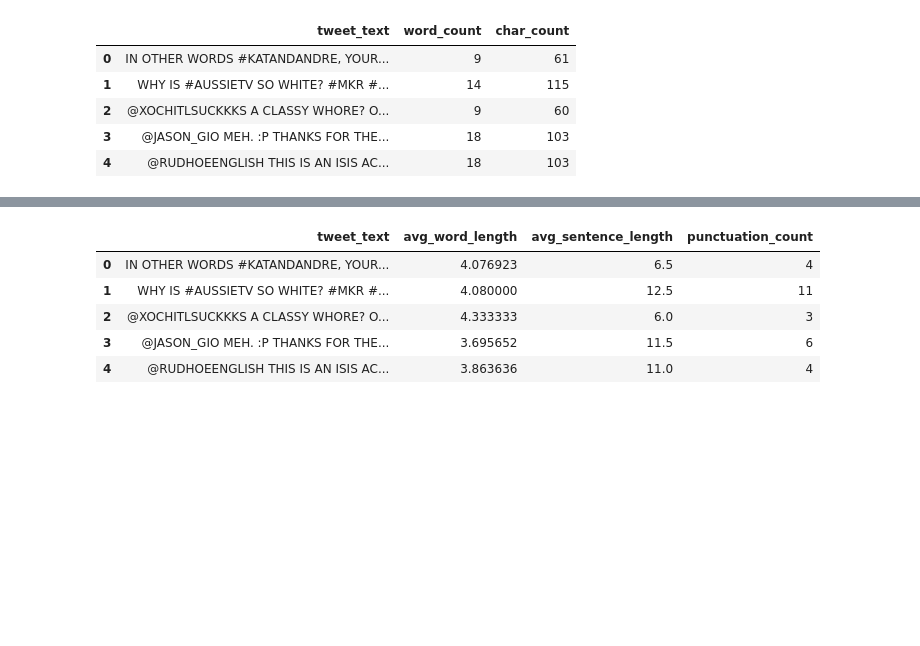
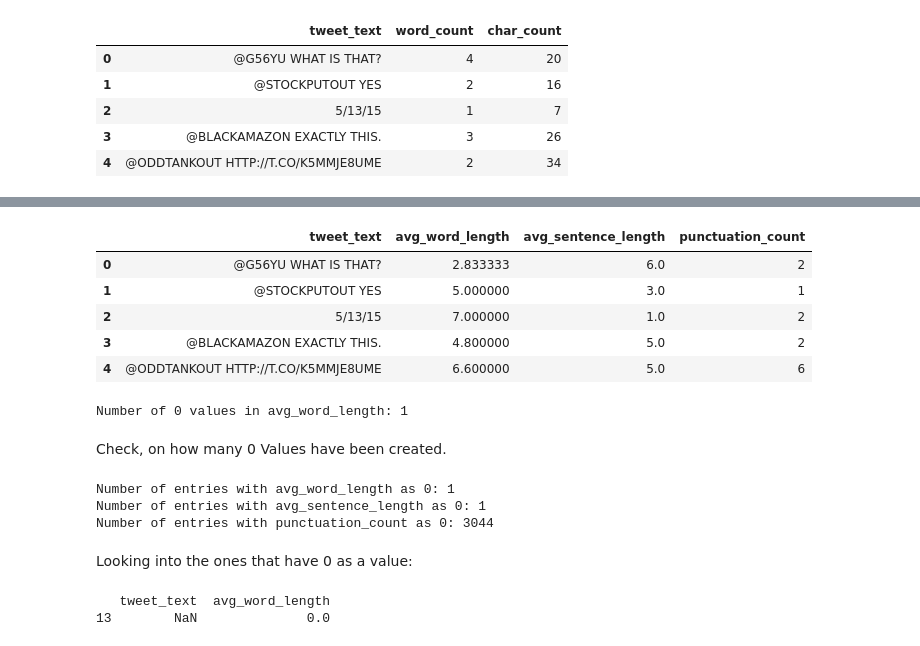
Before and after one commit to kollesal/hateSpeech, a Jupyter notebook: 05_Feature Selection & Engineering/05_feature_selection.ipynb, the cells around one changed output, grey strips where cells are left out. Drawn from its saved outputs; the diff is of its cells as text; code cells hidden in the pictures; blank space fills up the shorter version.

```diff
--- a/05_Feature Selection & Engineering/05_feature_selection.ipynb
+++ b/05_Feature Selection & Engineering/05_feature_selection.ipynb
@@ -14,6 +22,6 @@ from pandas.io import sql
 # %%
 # Read file into dataframe
-df_tweets = pd.read_csv('../01_Kontext/10_datasource/intera.csv', sep=',', encoding='utf-8')
+df_tweets = pd.read_csv('../01_Kontext/10_datasource/interaction_with_date_and_time.csv', sep=',', encoding='utf-8')
 print(df_tweets.shape)
 df_tweets.head(5)
 # %% [output]
@@ -112,30 +121,36 @@ df_tweets['char_count'] = df_tweets['tweet_text'].apply(lambda x: len(str(x)))
 df_tweets[['tweet_text', 'word_count', 'char_count']].head(5)
 # %% [output]
 |  | tweet_text | word_count | char_count |
-| 0 | IN OTHER WORDS #KATANDANDRE, YOUR... | 9 | 61 |
-| 1 | WHY IS #AUSSIETV SO WHITE? #MKR #... | 14 | 115 |
-| 2 | @XOCHITLSUCKKKS A CLASSY WHORE? O... | 9 | 60 |
-| 3 | @JASON_GIO MEH. :P THANKS FOR THE... | 18 | 103 |
-| 4 | @RUDHOEENGLISH THIS IS AN ISIS AC... | 18 | 103 |
+| 0 | @G56YU WHAT IS THAT? | 4 | 20 |
+| 1 | @STOCKPUTOUT YES | 2 | 16 |
+| 2 | 5/13/15 | 1 | 7 |
+| 3 | @BLACKAMAZON EXACTLY THIS. | 3 | 26 |
+| 4 | @ODDTANKOUT HTTP://T.CO/K5MMJE8UME | 2 | 34 |
 # %%
 import string
 import nltk
 from nltk.tokenize import sent_tokenize, word_tokenize
 
-# Download NLTK resources if not already downloaded
-nltk.download('punkt')
+# Custom functions to calculate text statistics
+def average_word_length(tweet_text):
+    if isinstance(tweet_text, str):  # Check if tweet_text is a string
+        words = word_tokenize(tweet_text)
+        return sum(len(word) for word in words) / len(words)
+    else:
+        return 0  # or any default value for non-string entries
 
-# Custom functions to calculate text statistics
-def average_word_length(text):
-    words = word_tokenize(text)
-    return sum(len(word) for word in words) / len(words)
+def average_sentence_length(tweet_text):
+    if isinstance(tweet_text, str):
+        sentences = sent_tokenize(tweet_text)
+        return len(word_tokenize(tweet_text)) / len(sentences)
+    else:
+        return 0
 
-def average_sentence_length(text):
-    sentences = sent_tokenize(text)
-    return len(word_tokenize(text)) / len(sentences)
-
-def count_punctuation(text):
-    return sum(1 for char in text if char in string.punctuation)
+def count_punctuation(tweet_text):
+    if isinstance(tweet_text, str):
+        return sum(1 for char in tweet_text if char in string.punctuation)
+    else:
+        return 0
 
 # Apply custom functions to calculate text statistics
 df_tweets['avg_word_length'] = df_tweets['tweet_text'].apply(average_word_length)
@@ -151,6 +163,28 @@ df_tweets[['tweet_text', 'avg_word_length', 'avg_sentence_length', 'punctuation_
 |  | tweet_text | avg_word_length | avg_sentence_length | punctuation_count |
-| 0 | IN OTHER WORDS #KATANDANDRE, YOUR... | 4.076923 | 6.5 | 4 |
-| 1 | WHY IS #AUSSIETV SO WHITE? #MKR #... | 4.080000 | 12.5 | 11 |
-| 2 | @XOCHITLSUCKKKS A CLASSY WHORE? O... | 4.333333 | 6.0 | 3 |
-| 3 | @JASON_GIO MEH. :P THANKS FOR THE... | 3.695652 | 11.5 | 6 |
-| 4 | @RUDHOEENGLISH THIS IS AN ISIS AC... | 3.863636 | 11.0 | 4 |
+| 0 | @G56YU WHAT IS THAT? | 2.833333 | 6.0 | 2 |
+| 1 | @STOCKPUTOUT YES | 5.000000 | 3.0 | 1 |
+| 2 | 5/13/15 | 7.000000 | 1.0 | 2 |
+| 3 | @BLACKAMAZON EXACTLY THIS. | 4.800000 | 5.0 | 2 |
+| 4 | @ODDTANKOUT HTTP://T.CO/K5MMJE8UME | 6.600000 | 5.0 | 6 |
+# %%
+zero_values_count = (df_tweets['avg_word_length'] == 0).sum()
+print(f'Number of 0 values in avg_word_length: {zero_values_count}')
+# %% [output]
+Number of 0 values in avg_word_length: 1
+# %% [markdown]
+Check, on how many 0 Values have been created.
+# %%
+print(f'Number of entries with avg_word_length as 0: {(df_tweets["avg_word_length"] == 0).sum()}')
+print(f'Number of entries with avg_sentence_length as 0: {(df_tweets["avg_sentence_length"] == 0).sum()}')
+print(f'Number of entries with punctuation_count as 0: {(df_tweets["punctuation_count"] == 0).sum()}')
+# %% [output]
+Number of entries with avg_word_length as 0: 1
+Number of entries with avg_sentence_length as 0: 1
+Number of entries with punctuation_count as 0: 3044
+# %% [markdown]
+Looking into the ones that have 0 as a value:
+# %%
+print(df_tweets[df_tweets['avg_word_length'] == 0][['tweet_text', 'avg_word_length']])
+# %% [output]
+   tweet_text  avg_word_length
+13        NaN              0.0
```
Also changed, not shown: parts of 11 cells of this notebook, 5 other files.
